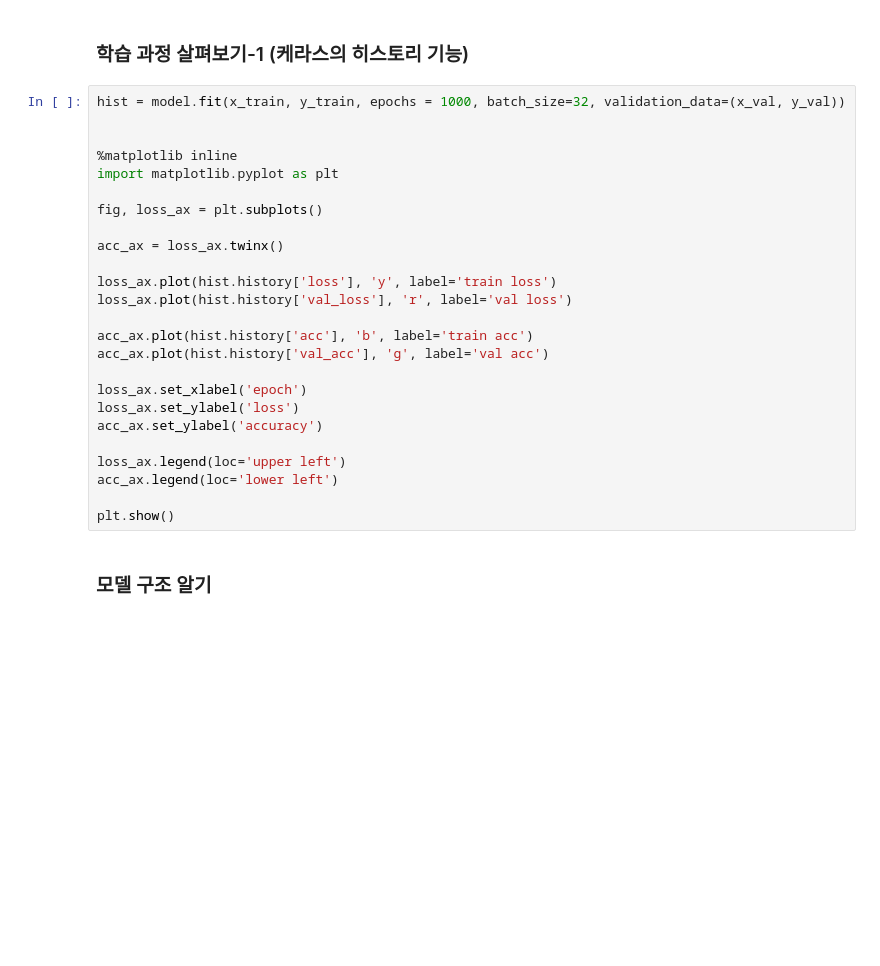
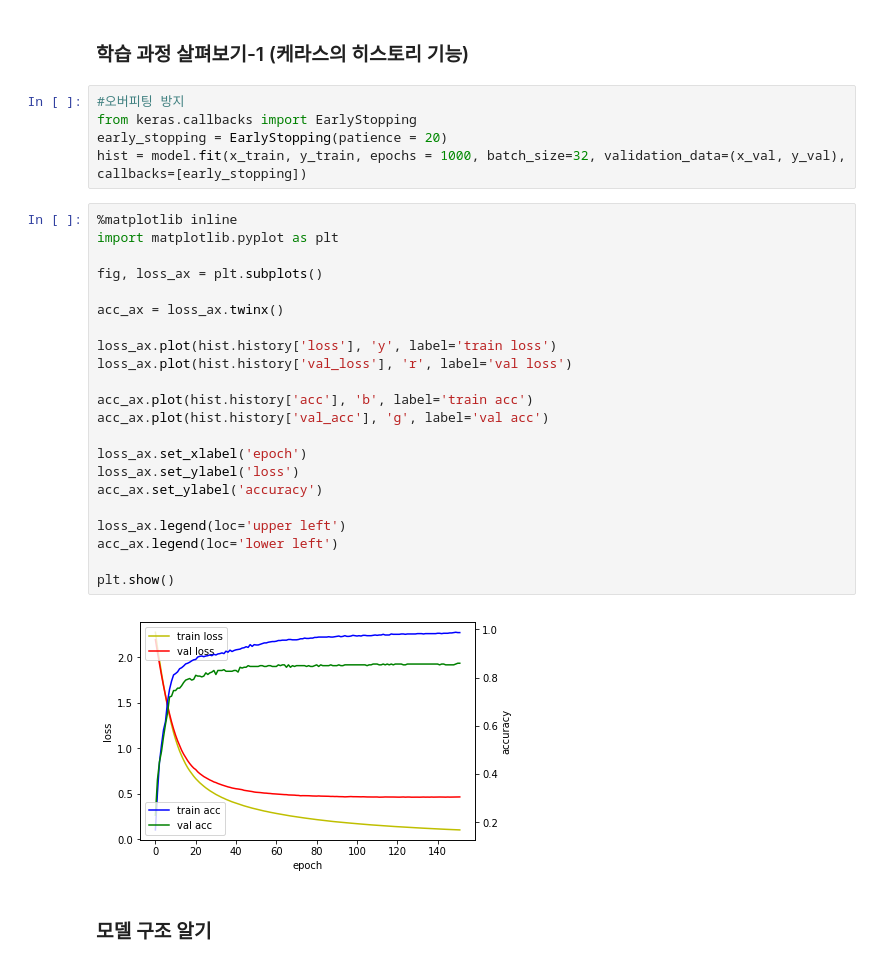
Before and after one commit to IMHOSUNG/Keras_Study, a Jupyter notebook: KerasExample1.ipynb, the cells around one changed output. Drawn from its saved outputs; the diff is of its cells as text; blank space fills up the shorter version.

```diff
--- a/KerasExample1.ipynb
+++ b/KerasExample1.ipynb
@@ -54,31 +54,35 @@ model.add(Dense(units=10, activation='softmax'))
 model.compile(loss='categorical_crossentropy', optimizer='sgd' , metrics=['accuracy'])
 # %% [markdown]
 ### 학습 과정 살펴보기-1 (케라스의 히스토리 기능)
+# %%
+#오버피팅 방지
+from keras.callbacks import EarlyStopping
+early_stopping = EarlyStopping(patience = 20)
+hist = model.fit(x_train, y_train, epochs = 1000, batch_size=32, validation_data=(x_val, y_val), callbacks=[early_stopping])
 # %%
-hist = model.fit(x_train, y_train, epochs = 1000, batch_size=32, validation_data=(x_val, y_val))
-
-
 %matplotlib inline
 import matplotlib.pyplot as plt
 
 fig, loss_ax = plt.subplots()
 
 acc_ax = loss_ax.twinx()
 
 loss_ax.plot(hist.history['loss'], 'y', label='train loss')
 loss_ax.plot(hist.history['val_loss'], 'r', label='val loss')
 
 acc_ax.plot(hist.history['acc'], 'b', label='train acc')
 acc_ax.plot(hist.history['val_acc'], 'g', label='val acc')
 
 loss_ax.set_xlabel('epoch')
 loss_ax.set_ylabel('loss')
 acc_ax.set_ylabel('accuracy')
 
 loss_ax.legend(loc='upper left')
 acc_ax.legend(loc='lower left')
 
 plt.show()
+# %% [output]
+[figure, added]
 # %% [markdown]
 ### 모델 구조 알기
 # %%
```
Also changed, not shown: parts of 2 cells of this notebook.
